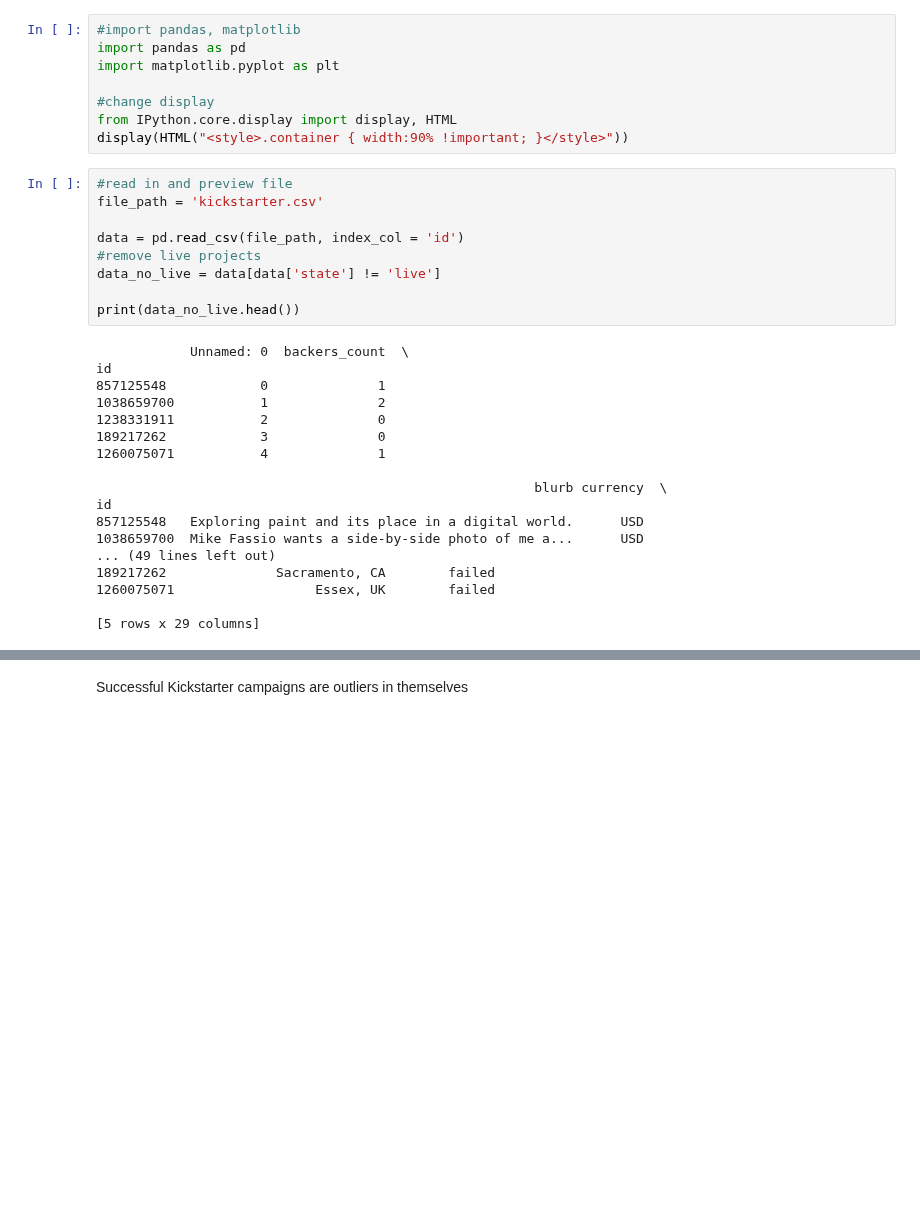
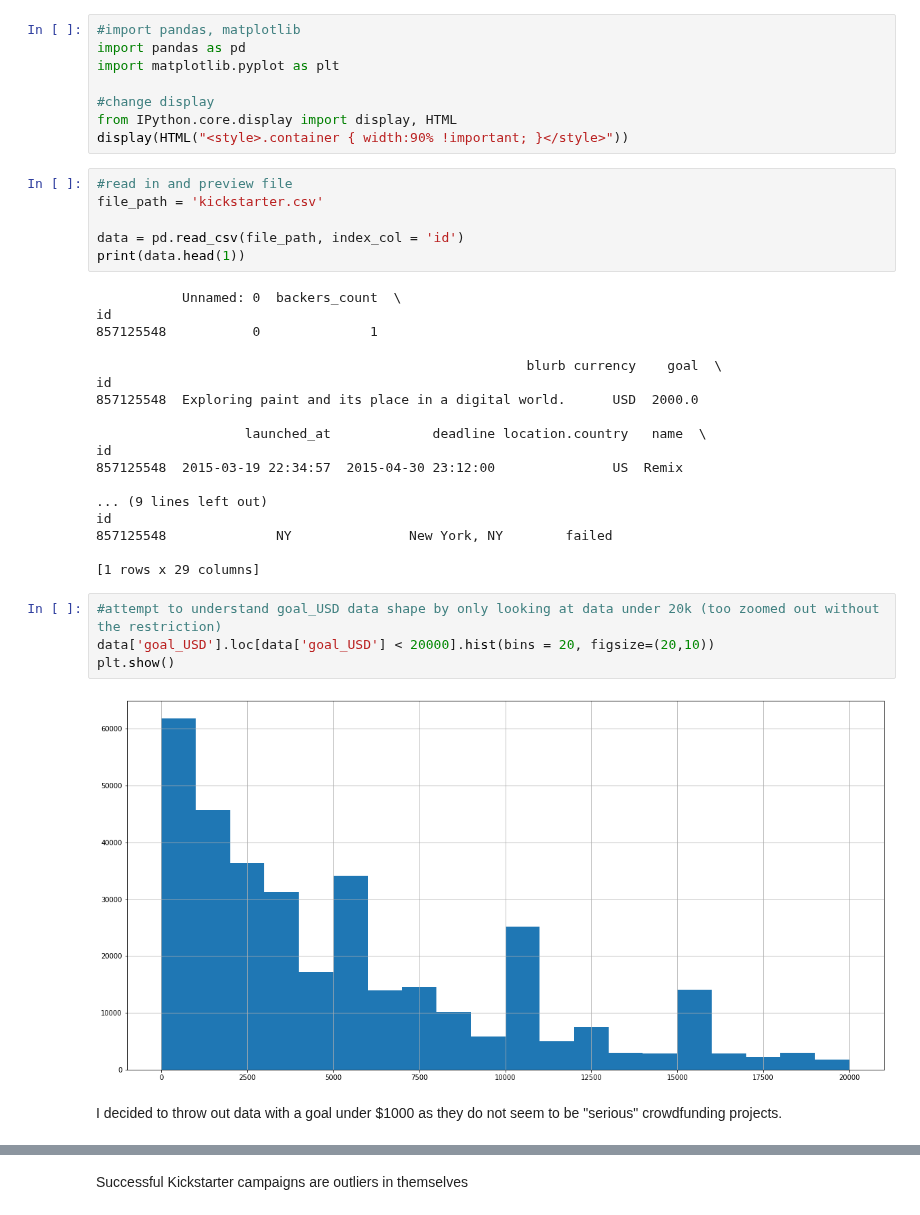
Before and after one commit to dwitten392/Springboard---DW, a Jupyter notebook: Capstone 1 - Kickstarter/Kickstarter Projects.ipynb, the cells around one changed output, grey strips where cells are left out. Cells and saved outputs as stored; diff of their text form; blank space fills up the shorter version.

```diff
--- a/Capstone 1 - Kickstarter/Kickstarter Projects.ipynb
+++ b/Capstone 1 - Kickstarter/Kickstarter Projects.ipynb
@@ -11,25 +11,30 @@ display(HTML("<style>.container { width:90% !important; }</style>"))
 file_path = 'kickstarter.csv'
 
 data = pd.read_csv(file_path, index_col = 'id')
-#remove live projects
-data_no_live = data[data['state'] != 'live']
-
-print(data_no_live.head())
+print(data.head(1))
 # %% [output]
-            Unnamed: 0  backers_count  \
+           Unnamed: 0  backers_count  \
 id
-857125548            0              1
-1038659700           1              2
-1238331911           2              0
-189217262            3              0
-1260075071           4              1
+857125548           0              1
 
-                                                        blurb currency  \
+                                                       blurb currency    goal  \
 id
-857125548   Exploring paint and its place in a digital world.      USD
-1038659700  Mike Fassio wants a side-by-side photo of me a...      USD
-... (49 lines left out)
-189217262              Sacramento, CA        failed
-1260075071                  Essex, UK        failed
+857125548  Exploring paint and its place in a digital world.      USD  2000.0
 
-[5 rows x 29 columns]
+                   launched_at             deadline location.country   name  \
+id
+857125548  2015-03-19 22:34:57  2015-04-30 23:12:00               US  Remix
+
+... (9 lines left out)
+id
+857125548              NY               New York, NY        failed
+
+[1 rows x 29 columns]
+# %%
+#attempt to understand goal_USD data shape by only looking at data under 20k (too zoomed out without the restriction)
+data['goal_USD'].loc[data['goal_USD'] < 20000].hist(bins = 20, figsize=(20,10))
+plt.show()
+# %% [output]
+[figure, added]
+# %% [markdown]
+I decided to throw out data with a goal under $1000 as they do not seem to be "serious" crowdfunding projects.
```
Also changed, not shown: parts of 7 cells of this notebook.
